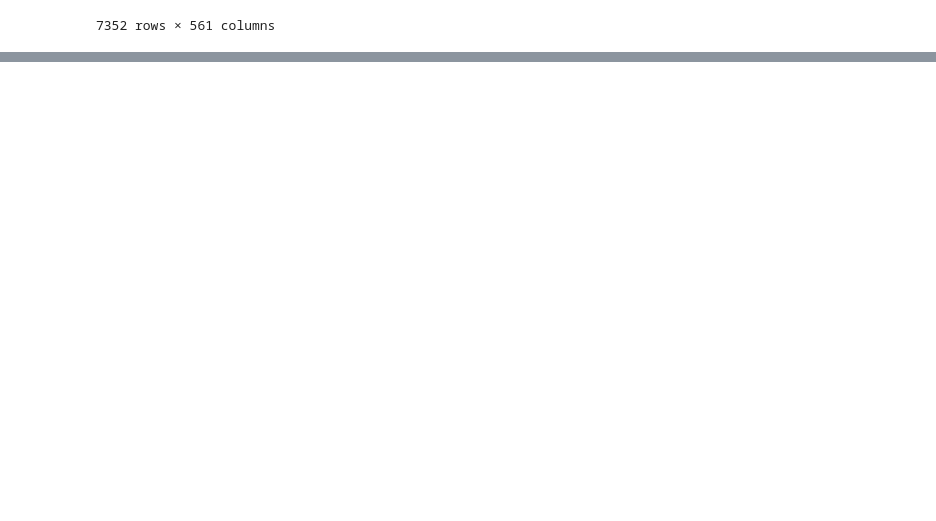
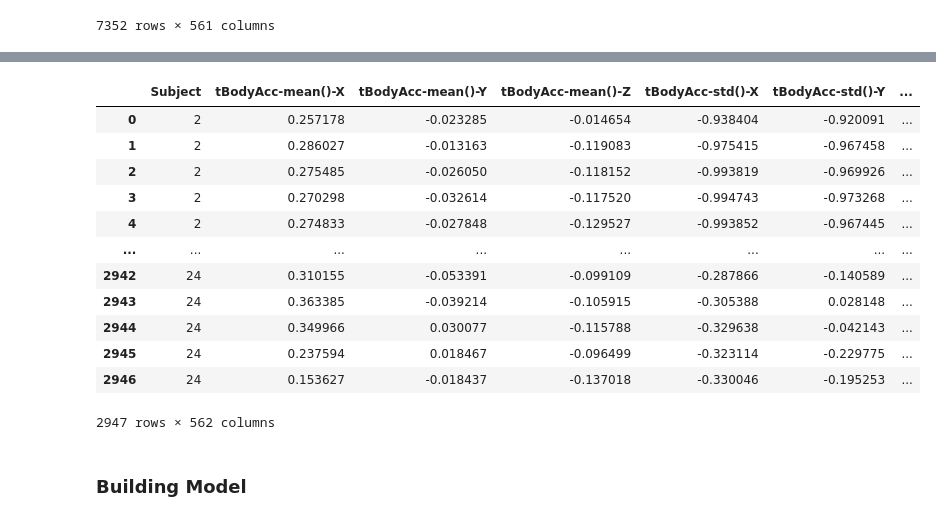
Before and after one commit to Farzad-ES/Human-Activity-Recognition, a Jupyter notebook: Human Activity Recognition.ipynb, the cells around one changed output, grey strips where cells are left out. Saved outputs shown, nothing was run; the diff lists cells and outputs as text; code cells hidden in the pictures; blank space fills up the shorter version.

```diff
--- a/Human Activity Recognition.ipynb
+++ b/Human Activity Recognition.ipynb
@@ -93,0 +122,18 @@ data
+# %%
+X_test
+# %% [output]
+|  | Subject | tBodyAcc-mean()-X | tBodyAcc-mean()-Y | tBodyAcc-mean()-Z | tBodyAcc-std()-X | tBodyAcc-std()-Y | ... |
+| 0 | 2 | 0.257178 | -0.023285 | -0.014654 | -0.938404 | -0.920091 | ... |
+| 1 | 2 | 0.286027 | -0.013163 | -0.119083 | -0.975415 | -0.967458 | ... |
+| 2 | 2 | 0.275485 | -0.026050 | -0.118152 | -0.993819 | -0.969926 | ... |
+| 3 | 2 | 0.270298 | -0.032614 | -0.117520 | -0.994743 | -0.973268 | ... |
+| 4 | 2 | 0.274833 | -0.027848 | -0.129527 | -0.993852 | -0.967445 | ... |
+| ... | ... | ... | ... | ... | ... | ... | ... |
+| 2942 | 24 | 0.310155 | -0.053391 | -0.099109 | -0.287866 | -0.140589 | ... |
+| 2943 | 24 | 0.363385 | -0.039214 | -0.105915 | -0.305388 | 0.028148 | ... |
+| 2944 | 24 | 0.349966 | 0.030077 | -0.115788 | -0.329638 | -0.042143 | ... |
+| 2945 | 24 | 0.237594 | 0.018467 | -0.096499 | -0.323114 | -0.229775 | ... |
+| 2946 | 24 | 0.153627 | -0.018437 | -0.137018 | -0.330046 | -0.195253 | ... |
+2947 rows × 562 columns
+# %% [markdown]
+### Building Model
```
Also changed, not shown: parts of 20 cells of this notebook.
